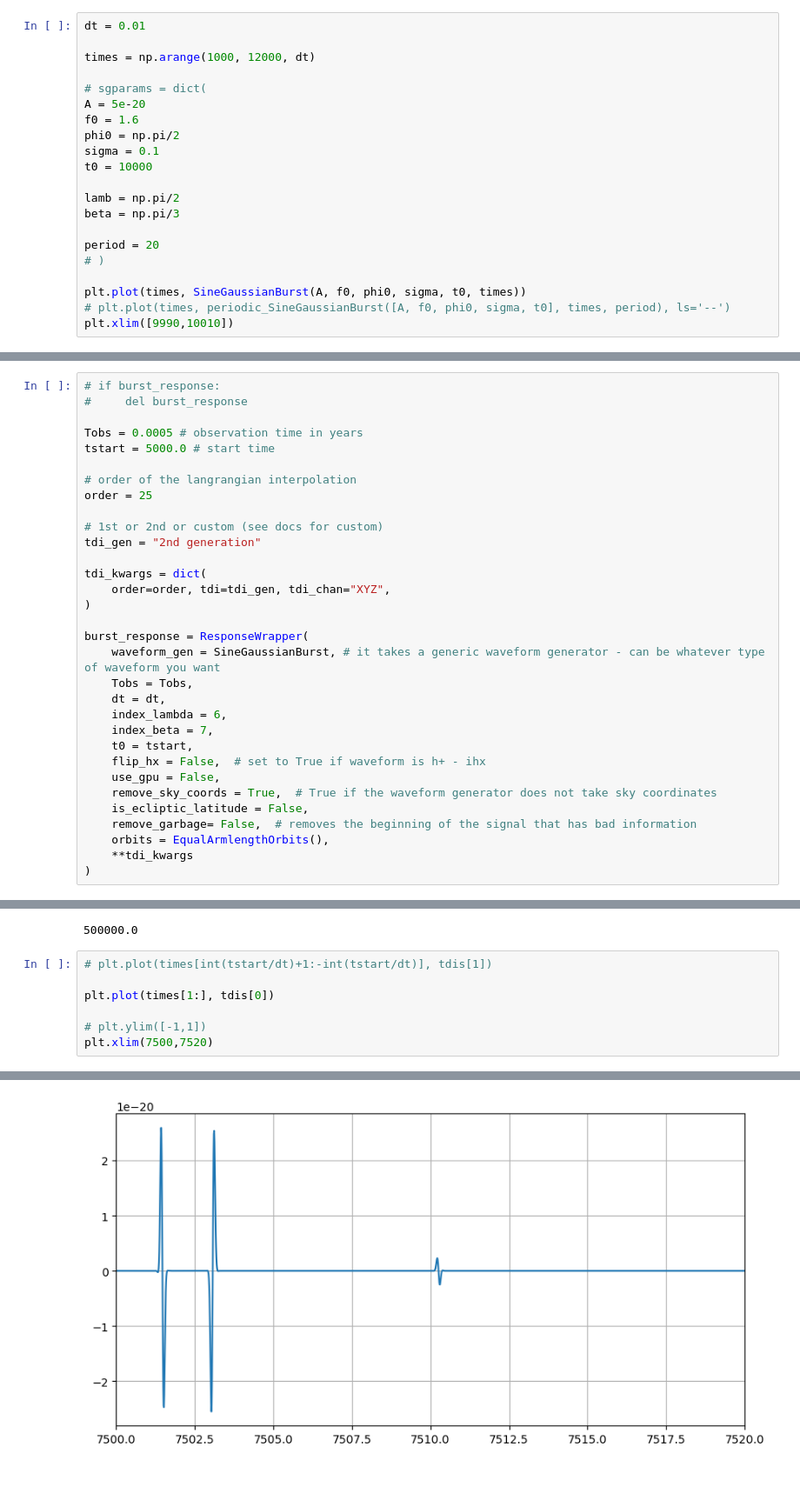
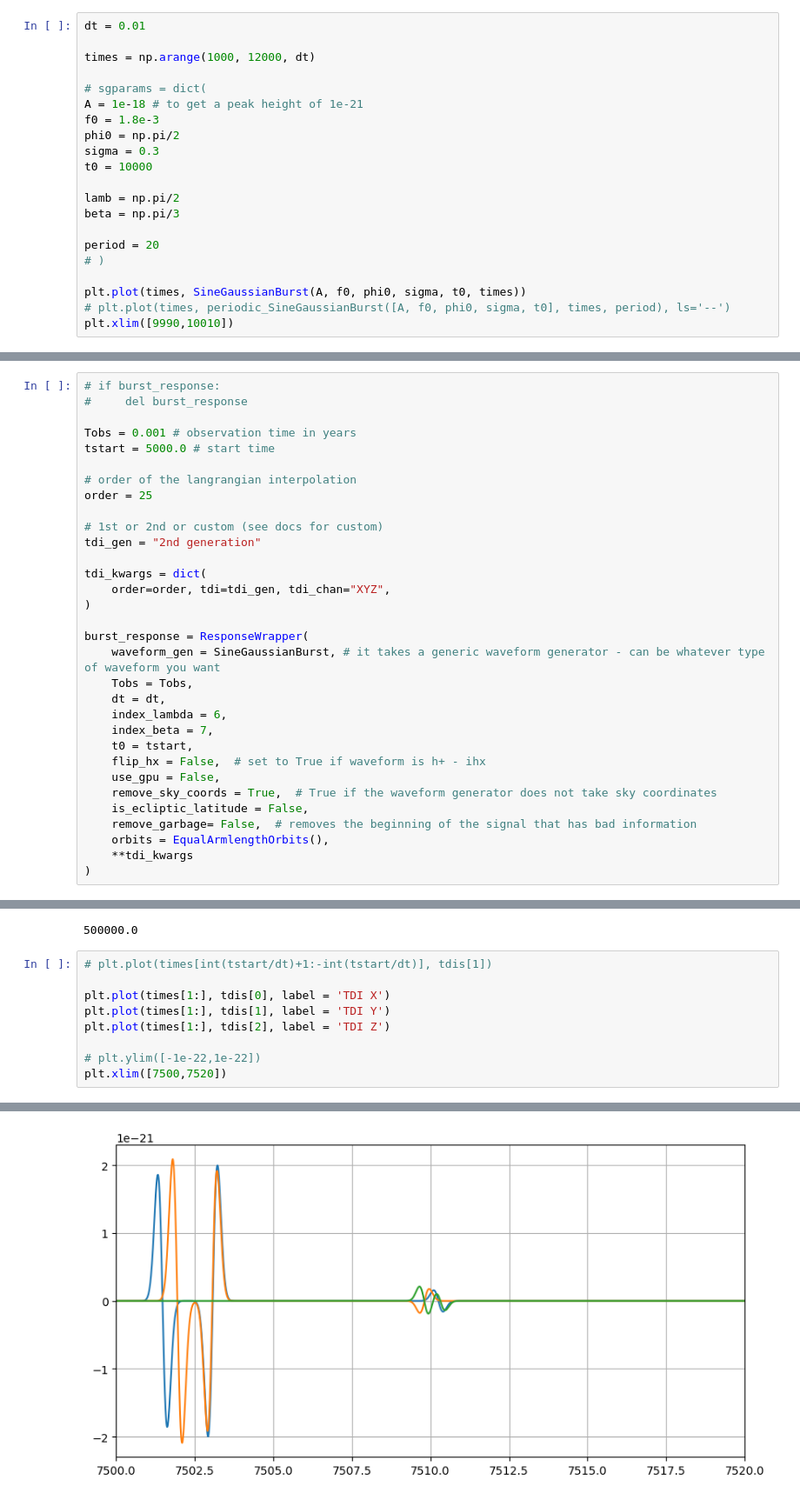
Before and after one commit to eleonoracastelli/lisasprint-burstglitch, a Jupyter notebook: burst-fastlisaresp.ipynb, the cells around one changed output, grey strips where cells are left out. Shown at 87% size. Cells and saved outputs as stored; diff of their text form.

```diff
--- a/burst-fastlisaresp.ipynb
+++ b/burst-fastlisaresp.ipynb
@@ -77,10 +77,10 @@ dt = 0.01
 times = np.arange(1000, 12000, dt)
 
 # sgparams = dict(
-A = 5e-20
-f0 = 1.6
+A = 1e-18 # to get a peak height of 1e-21
+f0 = 1.8e-3
 phi0 = np.pi/2
-sigma = 0.1
+sigma = 0.3
 t0 = 10000
 
 lamb = np.pi/2
@@ -105,7 +105,7 @@ from lisatools.detector import EqualArmlengthOrbits
 # if burst_response:
 #     del burst_response
 
-Tobs = 0.0005 # observation time in years
+Tobs = 0.001 # observation time in years
 tstart = 5000.0 # start time
 
 # order of the langrangian interpolation
@@ -150,10 +150,12 @@ tstart/dt
 # %%
 # plt.plot(times[int(tstart/dt)+1:-int(tstart/dt)], tdis[1])
 
-plt.plot(times[1:], tdis[0])
+plt.plot(times[1:], tdis[0], label = 'TDI X')
+plt.plot(times[1:], tdis[1], label = 'TDI Y')
+plt.plot(times[1:], tdis[2], label = 'TDI Z')
 
-# plt.ylim([-1,1])
-plt.xlim(7500,7520)
+# plt.ylim([-1e-22,1e-22])
+plt.xlim([7500,7520])
 # %% [output]
 (7500.0, 7520.0)
-[figure, old version]
+[figure, new version]
```
Also changed, not shown: parts of 2 cells of this notebook.
